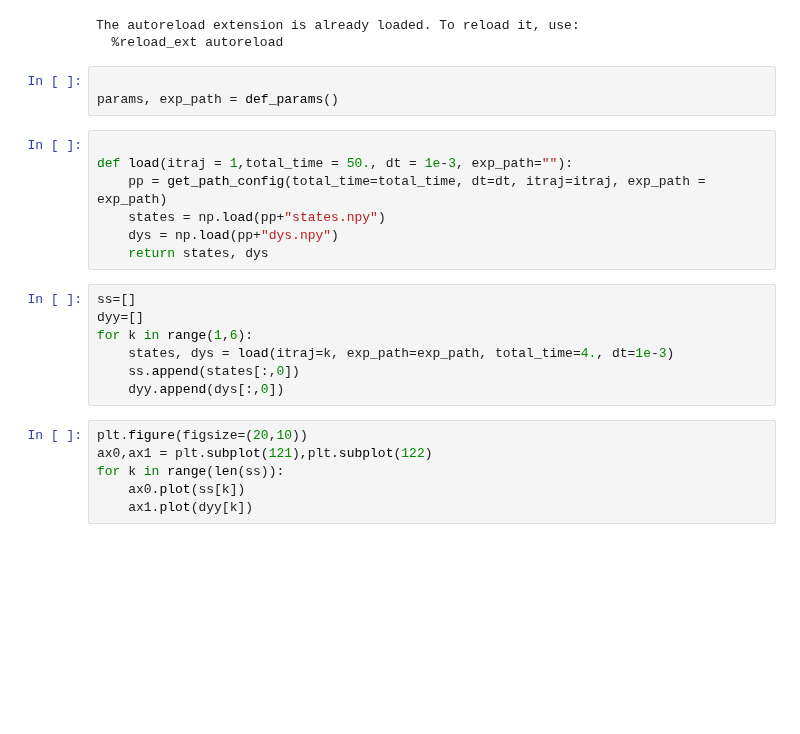
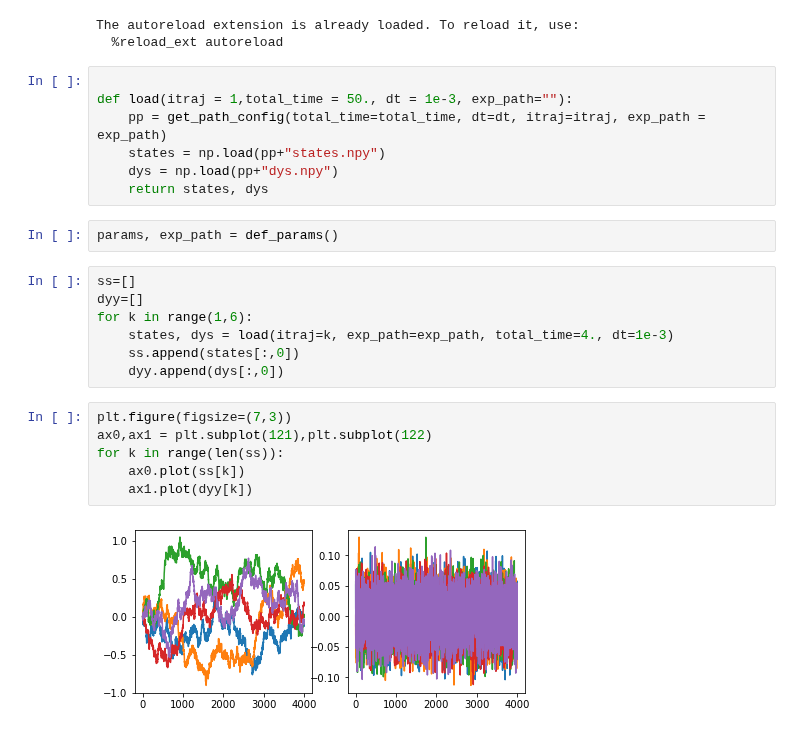
Before and after one commit to matibilkis/continuous, a Jupyter notebook: analysis/template_load.ipynb, the cells around one changed output. Drawn from its saved outputs; the diff is of its cells as text; blank space fills up the shorter version.

```diff
--- a/analysis/template_load.ipynb
+++ b/analysis/template_load.ipynb
@@ -9,9 +9,6 @@ import matplotlib.pyplot as plt
 # %% [output]
 The autoreload extension is already loaded. To reload it, use:
   %reload_ext autoreload
-# %%
-
-params, exp_path = def_params()
 # %%
 
 def load(itraj = 1,total_time = 50., dt = 1e-3, exp_path=""):
@@ -19,6 +16,8 @@ def load(itraj = 1,total_time = 50., dt = 1e-3, exp_path=""):
     states = np.load(pp+"states.npy")
     dys = np.load(pp+"dys.npy")
     return states, dys
+# %%
+params, exp_path = def_params()
 # %%
 ss=[]
 dyy=[]
@@ -27,8 +26,10 @@ for k in range(1,6):
     ss.append(states[:,0])
     dyy.append(dys[:,0])
 # %%
-plt.figure(figsize=(20,10))
+plt.figure(figsize=(7,3))
 ax0,ax1 = plt.subplot(121),plt.subplot(122)
 for k in range(len(ss)):
     ax0.plot(ss[k])
     ax1.plot(dyy[k])
+# %% [output]
+[figure, added]
```
Also changed, not shown: parts of 7 cells of this notebook, 4 other files.
